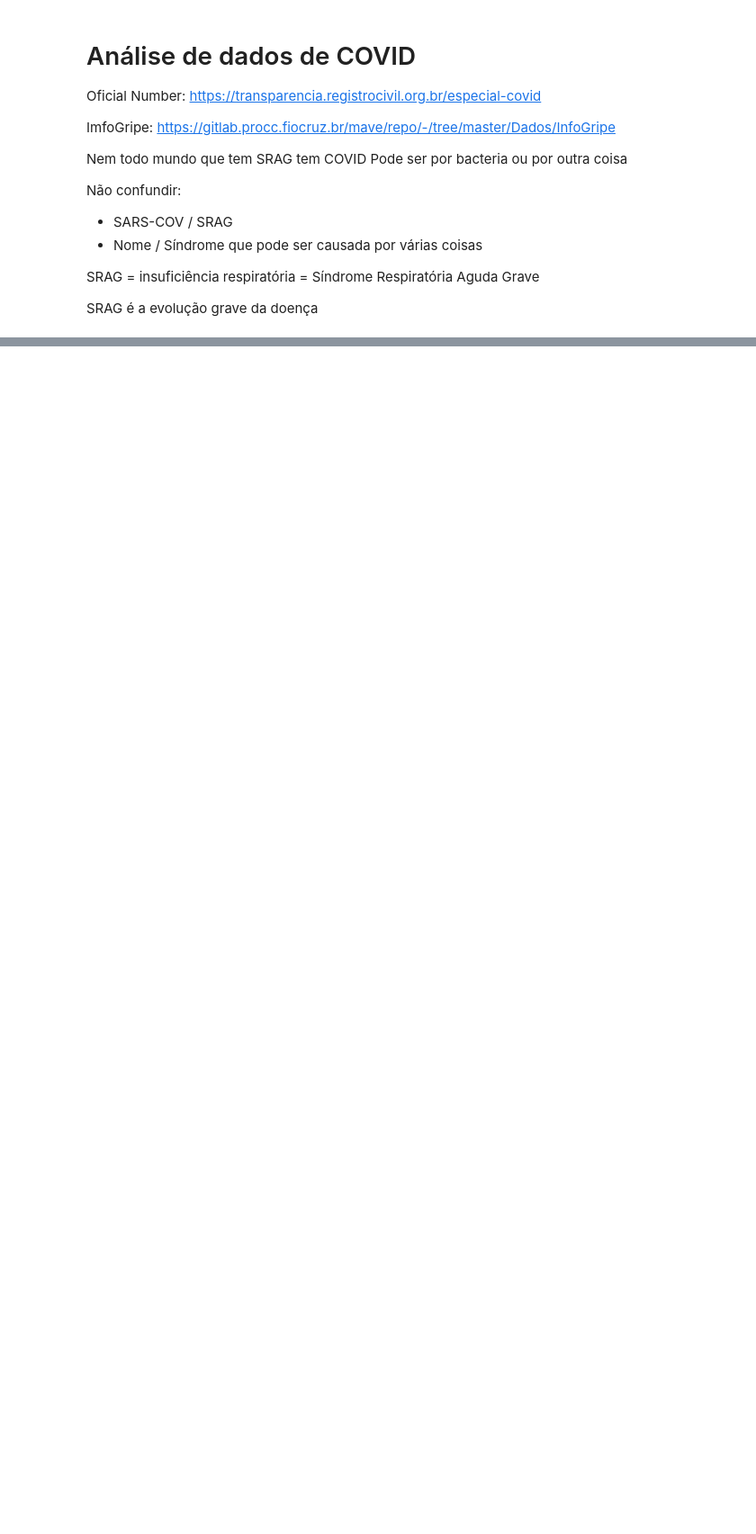
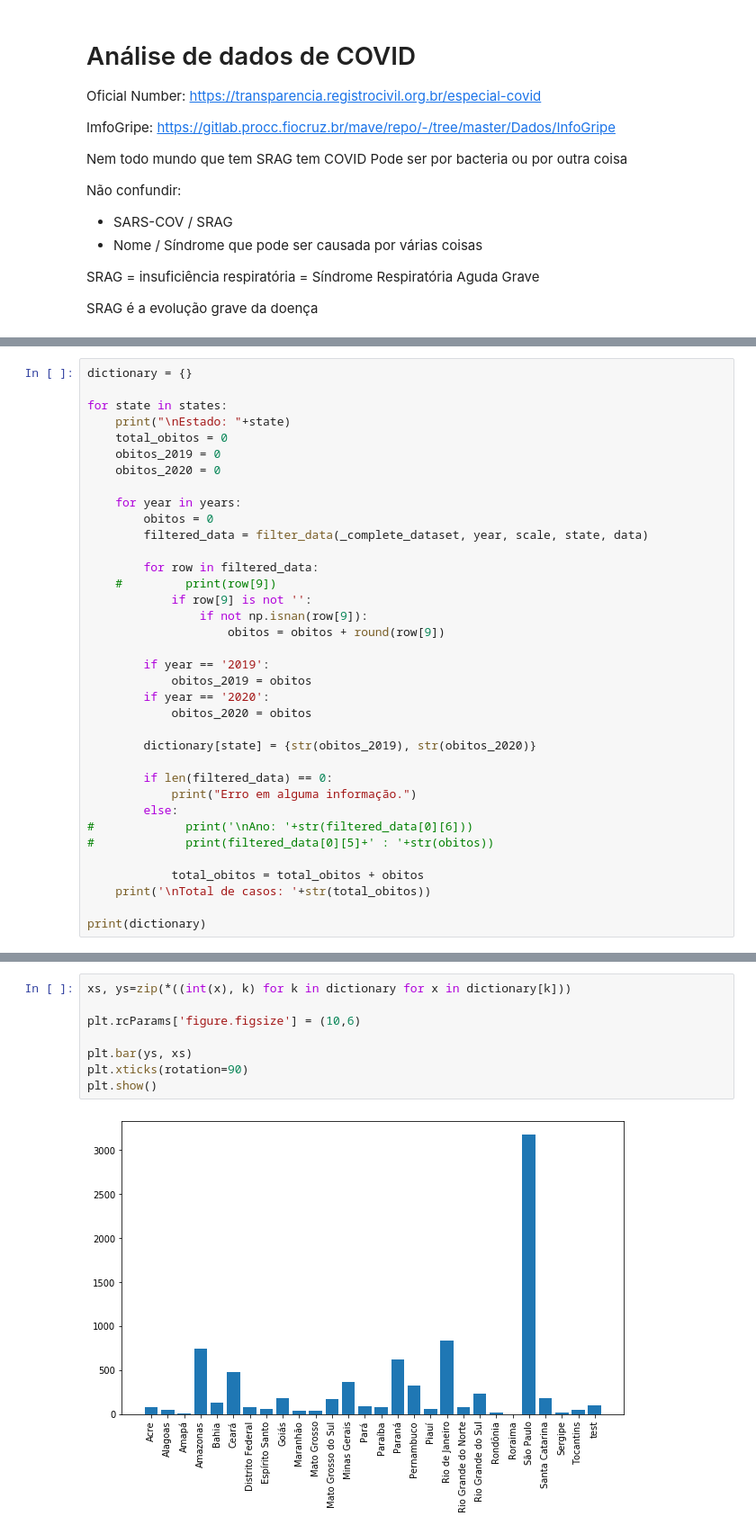
Before and after one commit to armbrustsamuel/ppgca-srag-infogripe, a Jupyter notebook: Análise de Dados COVID-19.ipynb, the cells around one changed output, grey strips where cells are left out. Shown at 90% size. Drawn from its saved outputs; the diff is of its cells as text; blank space fills up the shorter version.

```diff
--- a/Análise de Dados COVID-19.ipynb
+++ b/Análise de Dados COVID-19.ipynb
@@ -99,0 +62,36 @@ casos : 612
+# %%
+dictionary = {}
+
+for state in states:
+    print("\nEstado: "+state)
+    total_obitos = 0
+    obitos_2019 = 0
+    obitos_2020 = 0
+
+    for year in years:
+        obitos = 0
+        filtered_data = filter_data(_complete_dataset, year, scale, state, data)
+
+        for row in filtered_data:
+    #         print(row[9])
+            if row[9] is not '':
+                if not np.isnan(row[9]):
+                    obitos = obitos + round(row[9])
+
+        if year == '2019':
+            obitos_2019 = obitos
+        if year == '2020':
+            obitos_2020 = obitos
+
+        dictionary[state] = {str(obitos_2019), str(obitos_2020)}
+
+        if len(filtered_data) == 0:
+            print("Erro em alguma informação.")
+        else:
+#             print('\nAno: '+str(filtered_data[0][6]))
+#             print(filtered_data[0][5]+' : '+str(obitos))
+
+            total_obitos = total_obitos + obitos
+    print('\nTotal de casos: '+str(total_obitos))
+
+print(dictionary)
@@ -99,0 +116,10 @@ casos : 612
+# %%
+xs, ys=zip(*((int(x), k) for k in dictionary for x in dictionary[k]))
+
+plt.rcParams['figure.figsize'] = (10,6)
+
+plt.bar(ys, xs)
+plt.xticks(rotation=90)
+plt.show()
+# %% [output]
+[figure, added]
```
Also changed, not shown: parts of 7 cells of this notebook, 1 other file.
